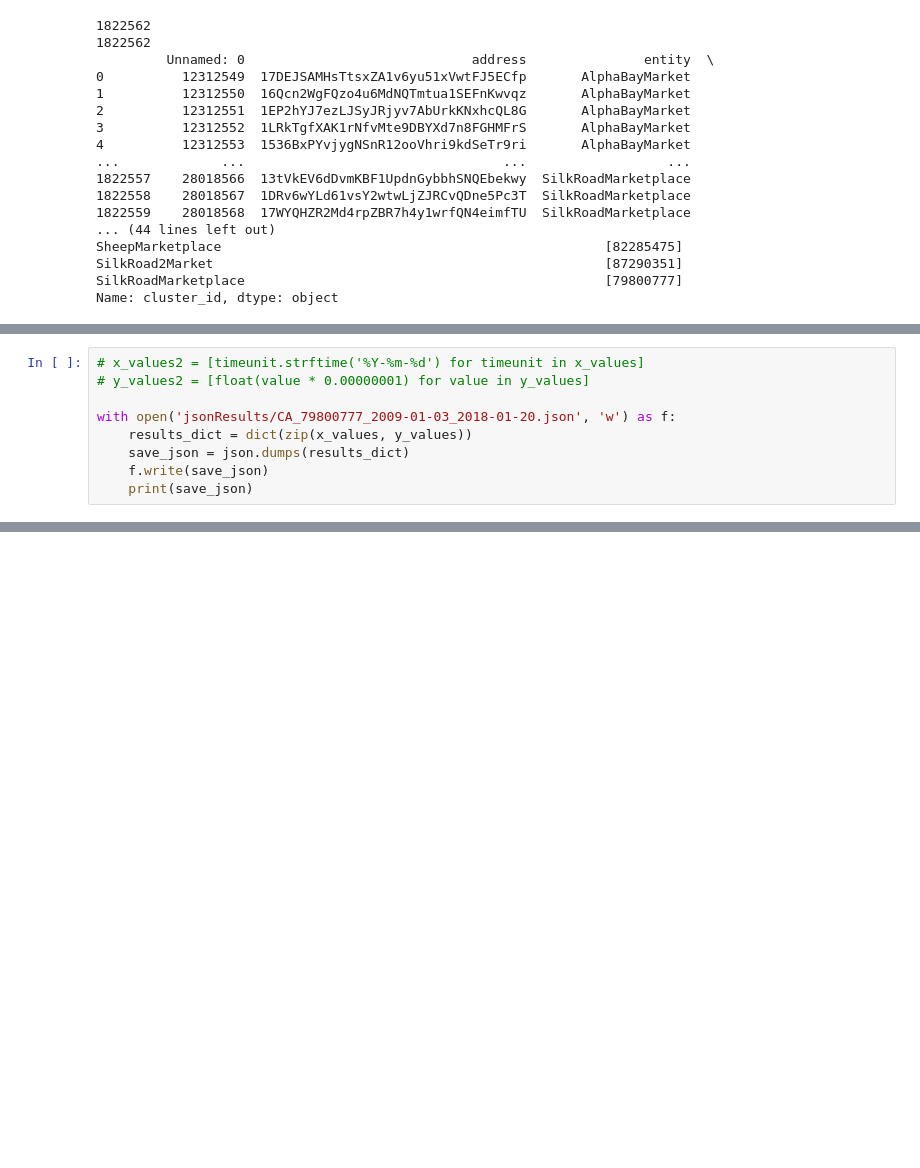
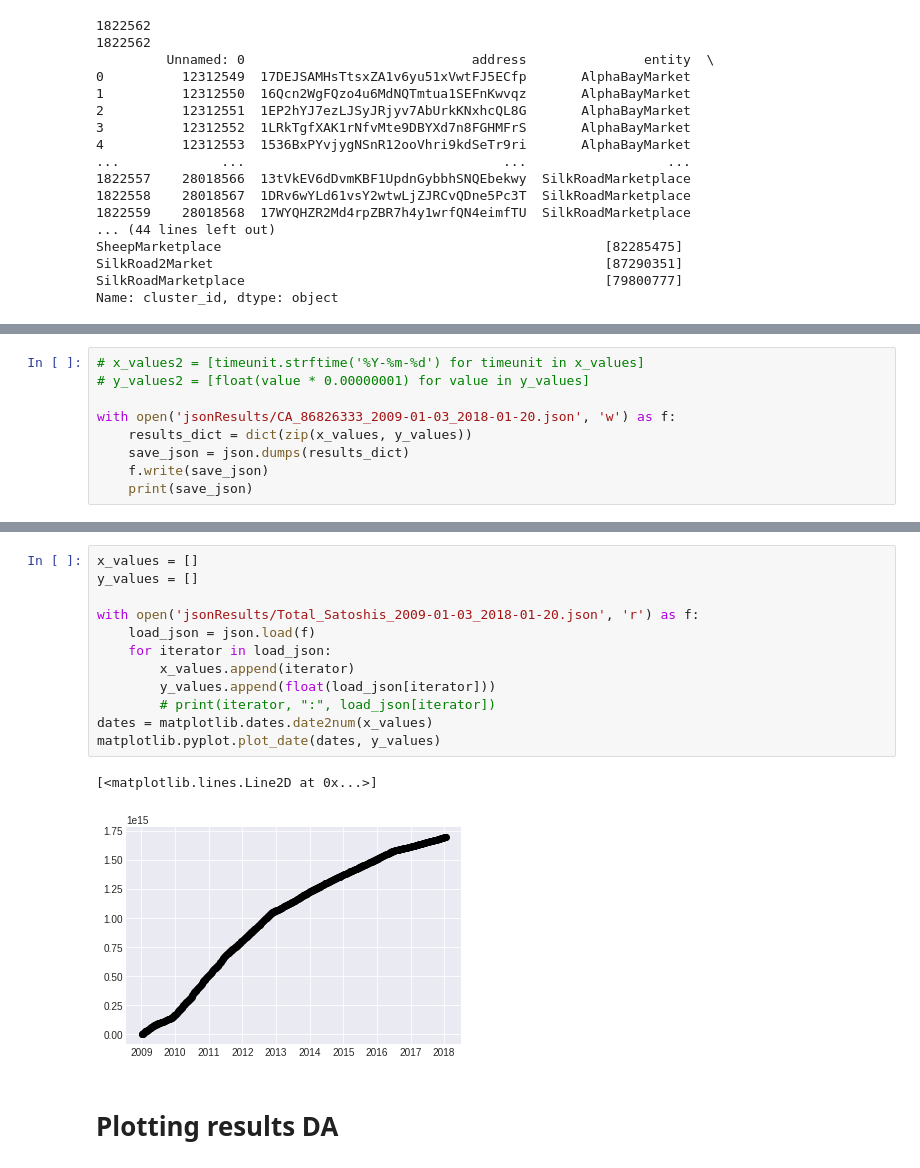
Before and after one commit to nicoloval/paint-black, a Jupyter notebook: graph_scripts.ipynb, the cells around one changed output, grey strips where cells are left out. Saved outputs shown, nothing was run; the diff lists cells and outputs as text; blank space fills up the shorter version.

```diff
--- a/graph_scripts.ipynb
+++ b/graph_scripts.ipynb
@@ -261,7 +269,7 @@ end_date is set as: 2018-01-20
 # x_values2 = [timeunit.strftime('%Y-%m-%d') for timeunit in x_values]
 # y_values2 = [float(value * 0.00000001) for value in y_values]
 
-with open('jsonResults/CA_79800777_2009-01-03_2018-01-20.json', 'w') as f:
+with open('jsonResults/CA_86826333_2009-01-03_2018-01-20.json', 'w') as f:
     results_dict = dict(zip(x_values, y_values))
     save_json = json.dumps(results_dict)
     f.write(save_json)
@@ -274,0 +277,17 @@ matplotlib.pyplot.plot_date(dates, y_values)
+# %%
+x_values = []
+y_values = []
+
+with open('jsonResults/Total_Satoshis_2009-01-03_2018-01-20.json', 'r') as f:
+    load_json = json.load(f)
+    for iterator in load_json:
+        x_values.append(iterator)
+        y_values.append(float(load_json[iterator]))
+        # print(iterator, ":", load_json[iterator])
+dates = matplotlib.dates.date2num(x_values)
+matplotlib.pyplot.plot_date(dates, y_values)
+# %% [output]
+[<matplotlib.lines.Line2D at 0x...>]
+[figure, added]
+# %% [markdown]
+# Plotting results DA
```
Also changed, not shown: parts of 9 cells of this notebook, 37 other files.
